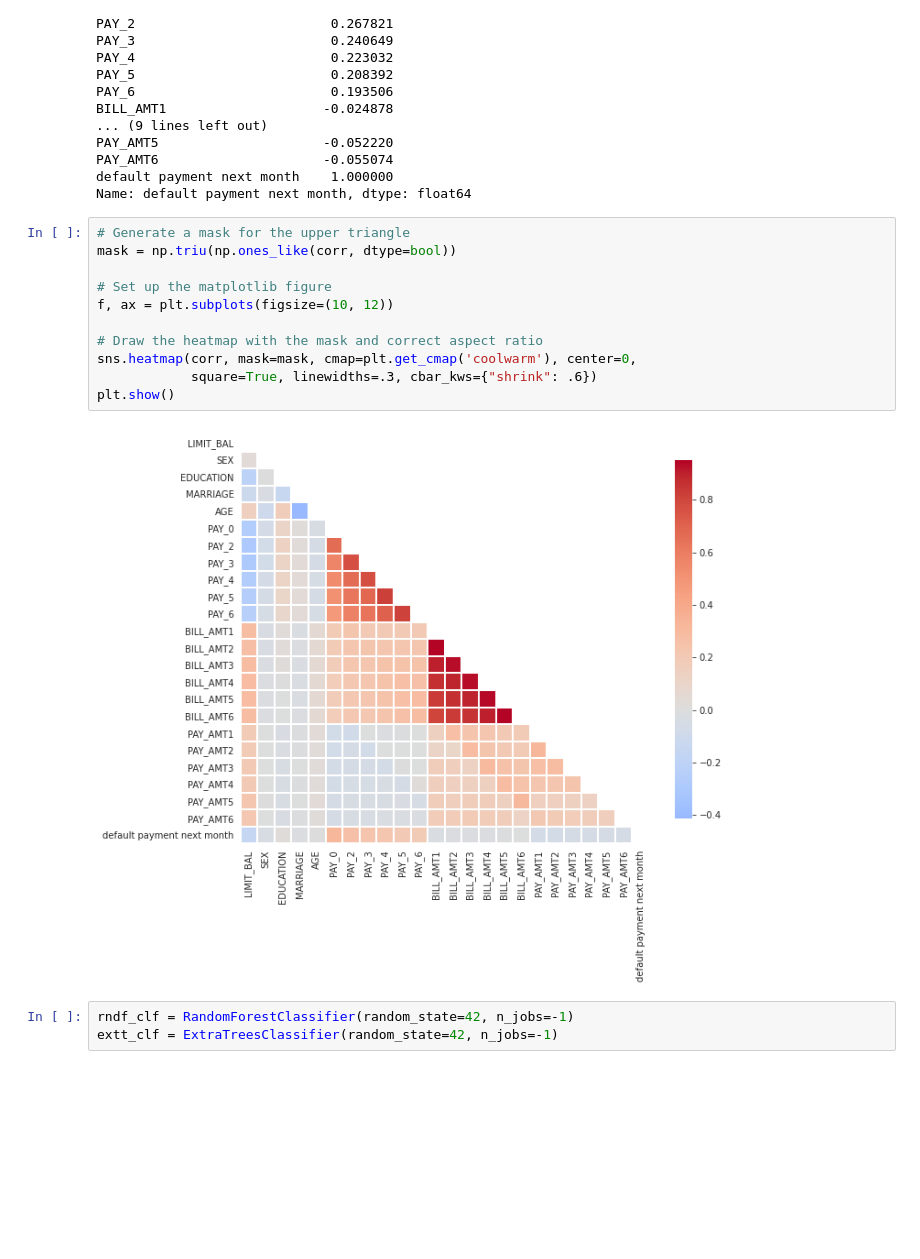
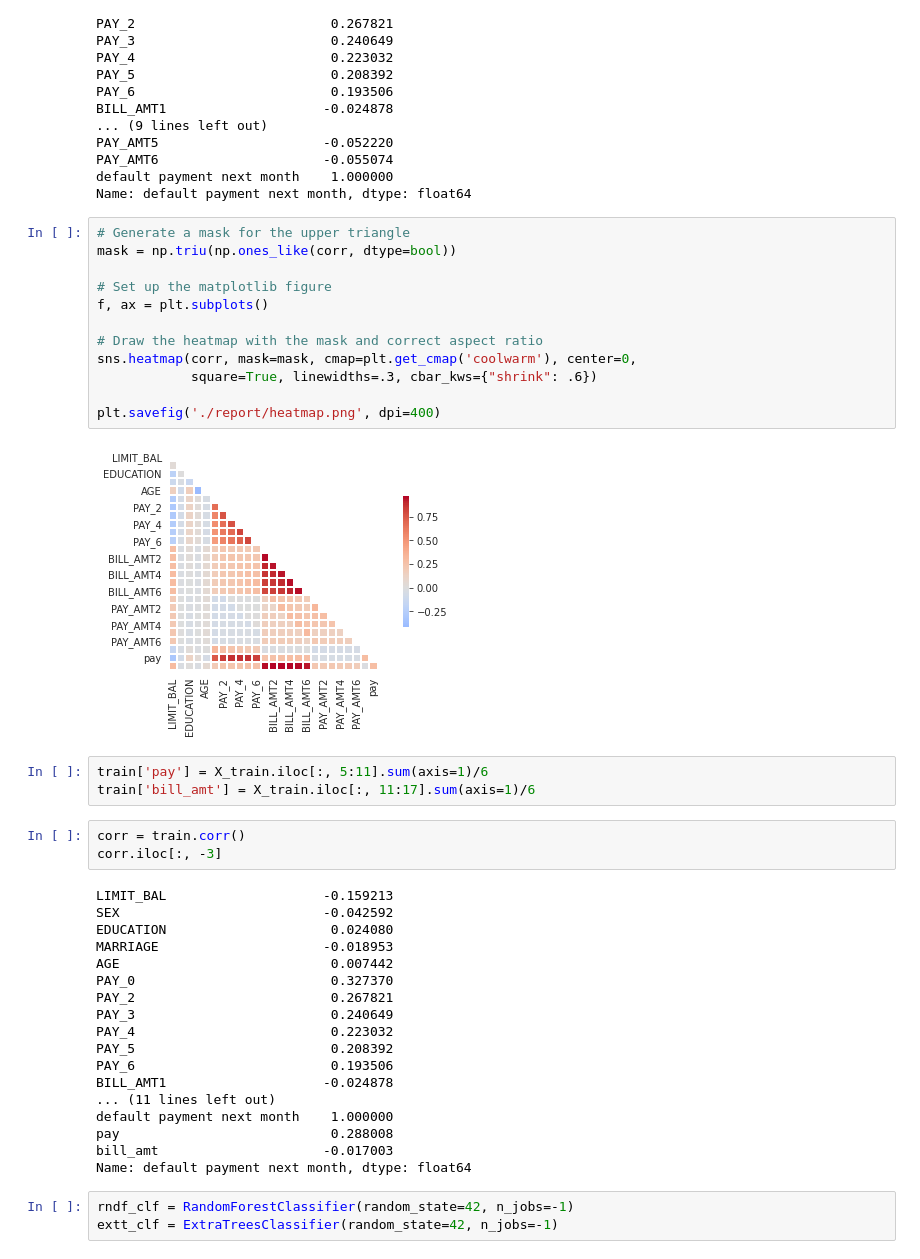
Before and after one commit to caiomts/default-credit-card-classification, a Jupyter notebook: eda.ipynb, the cells around one changed output. Cells and saved outputs as stored; diff of their text form; blank space fills up the shorter version.

Commit message:
notebook + report

```diff
--- a/eda.ipynb
+++ b/eda.ipynb
@@ -211,16 +208,41 @@ Name: default payment next month, dtype: float64
 # %%
 # Generate a mask for the upper triangle
 mask = np.triu(np.ones_like(corr, dtype=bool))
 
 # Set up the matplotlib figure
-f, ax = plt.subplots(figsize=(10, 12))
+f, ax = plt.subplots()
 
 # Draw the heatmap with the mask and correct aspect ratio
 sns.heatmap(corr, mask=mask, cmap=plt.get_cmap('coolwarm'), center=0,
             square=True, linewidths=.3, cbar_kws={"shrink": .6})
-plt.show()
+
+plt.savefig('./report/heatmap.png', dpi=400)
 # %% [output]
-[figure, old version]
+[figure, new version]
+# %%
+train['pay'] = X_train.iloc[:, 5:11].sum(axis=1)/6
+train['bill_amt'] = X_train.iloc[:, 11:17].sum(axis=1)/6
+# %%
+corr = train.corr()
+corr.iloc[:, -3]
+# %% [output]
+LIMIT_BAL                    -0.159213
+SEX                          -0.042592
+EDUCATION                     0.024080
+MARRIAGE                     -0.018953
+AGE                           0.007442
+PAY_0                         0.327370
+PAY_2                         0.267821
+PAY_3                         0.240649
+PAY_4                         0.223032
+PAY_5                         0.208392
+PAY_6                         0.193506
+BILL_AMT1                    -0.024878
+... (11 lines left out)
+default payment next month    1.000000
+pay                           0.288008
+bill_amt                     -0.017003
+Name: default payment next month, dtype: float64
 # %%
 rndf_clf = RandomForestClassifier(random_state=42, n_jobs=-1)
 extt_clf = ExtraTreesClassifier(random_state=42, n_jobs=-1)
```
Also changed, not shown: parts of 34 cells of this notebook, 7 other files.
